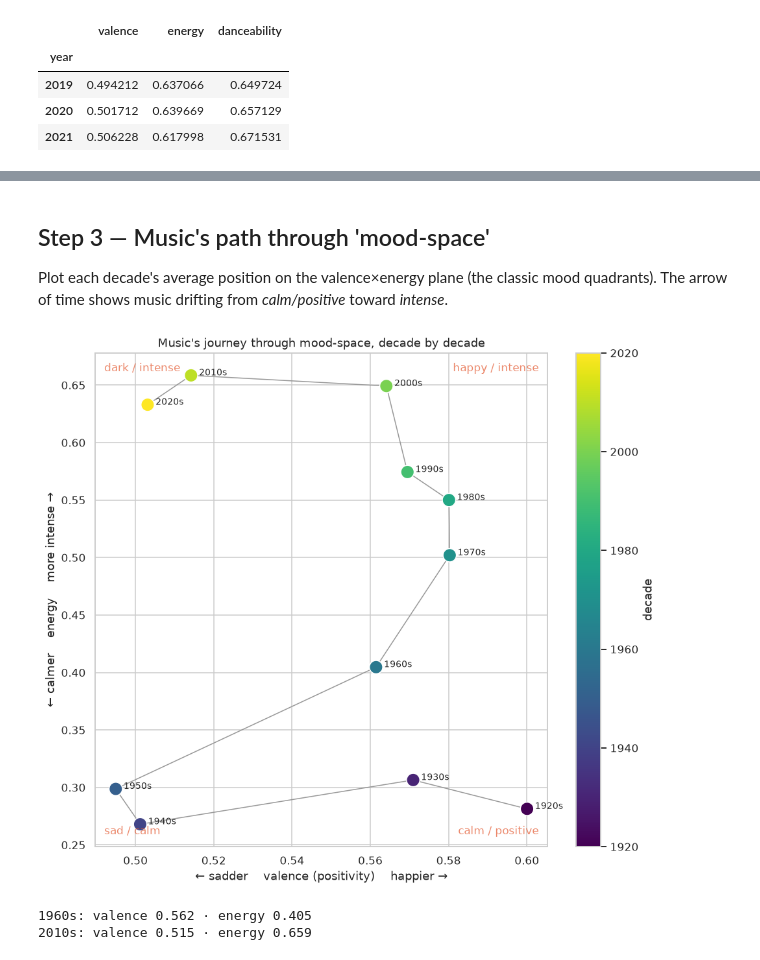
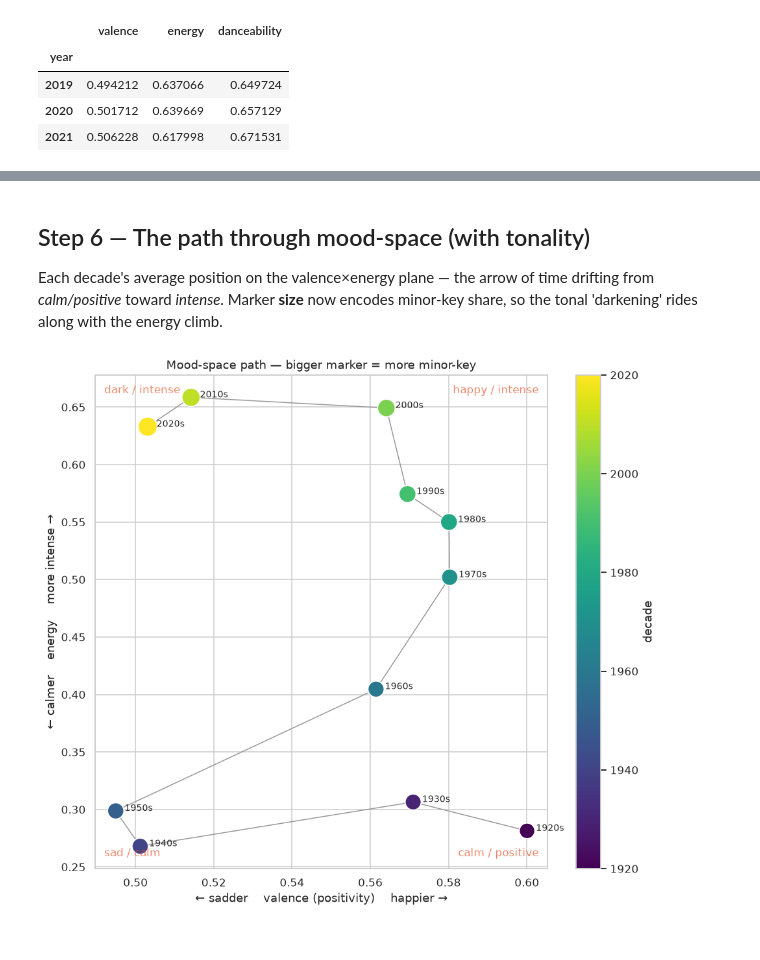
Before and after one commit to Jesse-Ahlbrecht/spotify-tracks, a Jupyter notebook: notebooks/03_mood_over_time.ipynb, the cells around one changed output, grey strips where cells are left out. Cells and saved outputs as stored; diff of their text form; code cells hidden in the pictures.

```diff
--- a/notebooks/03_mood_over_time.ipynb
+++ b/notebooks/03_mood_over_time.ipynb
@@ -42,10 +60,20 @@ Averages can hide things. These violins show the full spread of `valence` and `e
 # %%
-dv = df.assign(decade=df.decade.astype(str))
+dv = df.assign(decade=df.decade.astype(str), dur_min=df.duration_ms/60000)
 order = [str(d) for d in sorted(df.decade.unique())]
-fig, axes = plt.subplots(1, 2, figsize=(15, 6), sharey=True)
-for ax, f, cmap in [(axes[0],'valence','flare'), (axes[1],'energy','crest')]:
+panels = [('valence','flare','positivity (0–1)', None),
+          ('energy','crest','intensity (0–1)', None),
+          ('danceability','mako','danceability (0–1)', None),
+          ('tempo','rocket','tempo (BPM)', (40, 220)),
+          ('loudness','flare','loudness (dB)', (-30, 2)),
+          ('dur_min','crest','length (min)', (0, 8))]
+fig, axes = plt.subplots(2, 3, figsize=(17, 9.5))
+for ax, (f, cmap, ylab, ylim) in zip(axes.ravel(), panels):
     sns.violinplot(dv, x='decade', y=f, order=order, ax=ax, hue='decade', hue_order=order,
-                   legend=False, density_norm='width', linewidth=.5, palette=cmap)
-    ax.set_title(f'{f} by decade'); ax.set_xlabel(''); ax.tick_params(axis='x', rotation=90)
+                   legend=False, density_norm='width', linewidth=.4, palette=cmap)
+    ax.set_title(f'{f} by decade'); ax.set_xlabel(''); ax.set_ylabel(ylab)
+    if ylim: ax.set_ylim(*ylim)
+    ax.tick_params(axis='x', rotation=90)
+fig.suptitle('Full distribution of each continuous mood / texture metric, by decade',
+             y=1.01, fontsize=14)
 plt.tight_layout(); plt.show()
 # %% [output]
@@ -52,0 +84,11 @@ plt.tight_layout(); plt.show()
+# %%
+minor_yr = 1 - df.groupby('year')['mode'].mean()     # mode is 1=major/0=minor,
+minor_dec = 1 - df.groupby('decade')['mode'].mean()   # so minor share = 1 - mean
+fig, ax = plt.subplots(figsize=(12, 5))
+ax.plot(minor_yr.index, minor_yr.values*100, color='#bbb', lw=1, alpha=.8, label='by year')
+ax.plot(minor_dec.index+5, minor_dec.values*100, marker='o', color='#8f2d56', lw=2.5,
+        label='by decade')
+ax.set_ylabel('% of tracks in a minor key'); ax.set_xlabel('year')
+ax.set_title('Music is drifting to minor keys'); ax.legend(); plt.tight_layout(); plt.show()
+r = np.corrcoef(minor_yr.index, minor_yr.values)[0, 1]
+print(f'minor-key share: {minor_dec.iloc[0]:.0%} (1920s) -> {minor_dec.iloc[-1]:.0%} (2020s)   corr with year = {r:.2f}')
@@ -53,30 +179,24 @@ plt.tight_layout(); plt.show()
 # %% [markdown]
-## Step 3 — Music's path through 'mood-space'
-Plot each decade's average position on the valence×energy plane (the classic mood quadrants). The arrow of time shows music drifting from *calm/positive* toward *intense*.
+## Step 6 — The path through mood-space (with tonality)
+Each decade's average position on the valence×energy plane — the arrow of time drifting from *calm/positive* toward *intense*. Marker **size** now encodes minor-key share, so the tonal 'darkening' rides along with the energy climb.
 # %%
 me = df.groupby('decade')[['valence','energy']].mean()
+me['minor'] = minor_dec   # reuse the by-decade minor share from Step 2
 fig, ax = plt.subplots(figsize=(9, 8))
 ax.plot(me['valence'], me['energy'], '-', color='#999', lw=1, zorder=1)
-sc = ax.scatter(me['valence'], me['energy'], c=me.index, cmap='viridis', s=180, zorder=2,
-                edgecolor='white')
+sc = ax.scatter(me['valence'], me['energy'], c=me.index, cmap='viridis',
+                s=60 + me['minor']*700, zorder=2, edgecolor='white')
 for d, r in me.iterrows(): ax.annotate(f'{d}s', (r['valence'], r['energy']),
-                                       textcoords='offset points', xytext=(8, 0), fontsize=9)
-# quadrant labels anchored to the axes corners (data is zoomed, so use axes fractions)
+                                       textcoords='offset points', xytext=(9, 0), fontsize=9)
 for q, xy, ha, va in [('calm / positive',(.98,.02),'right','bottom'),
                       ('happy / intense',(.98,.98),'right','top'),
                       ('sad / calm',(.02,.02),'left','bottom'),
                       ('dark / intense',(.02,.98),'left','top')]:
     ax.text(*xy, q, transform=ax.transAxes, ha=ha, va=va, color='#e4572e', alpha=.7, fontsize=11)
-fig.colorbar(sc, ax=ax, label='decade'); ax.set_xlabel('← sadder    valence (positivity)    happier →')
+fig.colorbar(sc, ax=ax, label='decade')
+ax.set_xlabel('← sadder    valence (positivity)    happier →')
 ax.set_ylabel('← calmer    energy    more intense →')
-ax.set_title("Music's journey through mood-space, decade by decade")
+ax.set_title("Mood-space path — bigger marker = more minor-key")
 plt.tight_layout(); plt.show()
 # %% [output]
-[figure, old version]
+[figure, new version]
-# %%
-for lo, hi in [(1960,1969), (2010,2019)]:
-    v, e = yr.loc[lo:hi,'valence'].mean(), yr.loc[lo:hi,'energy'].mean()
-    print(f'{lo}s: valence {v:.3f} · energy {e:.3f}')
-# %% [output]
-1960s: valence 0.562 · energy 0.405
-2010s: valence 0.515 · energy 0.659
```
Also changed, not shown: parts of 30 cells of this notebook, 6 other files.
